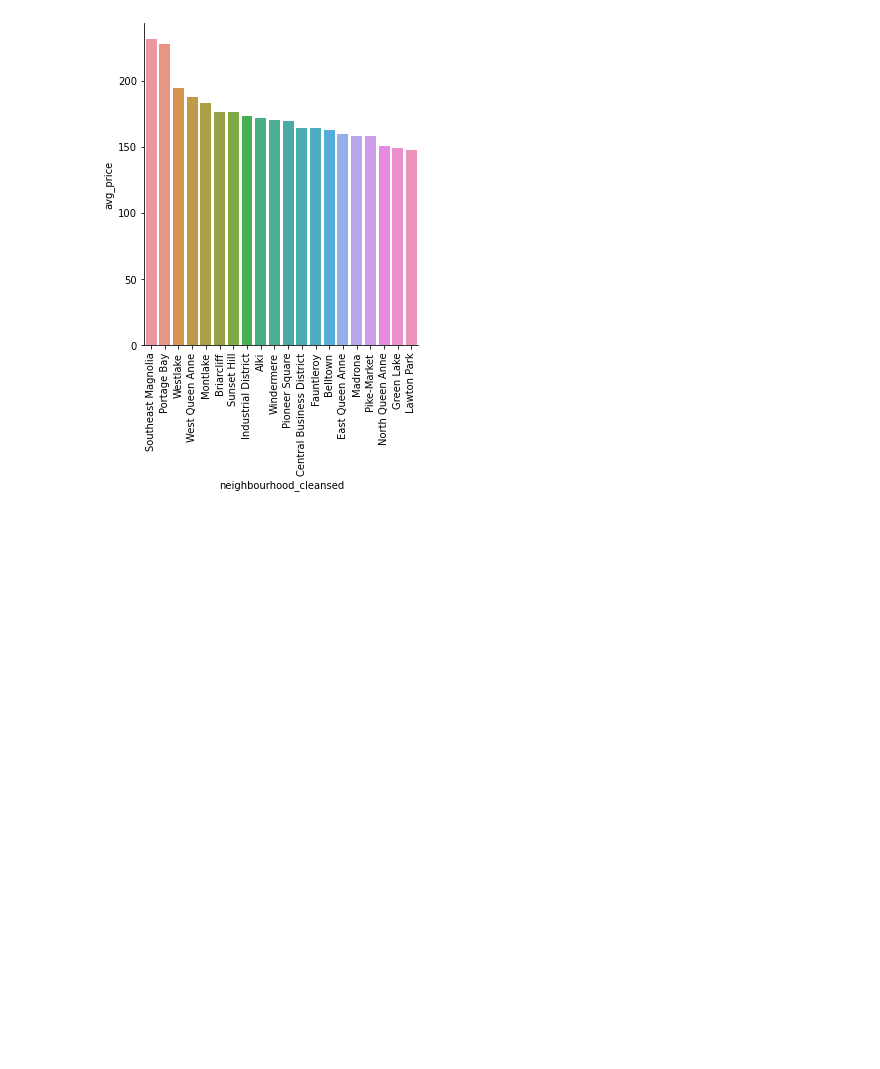
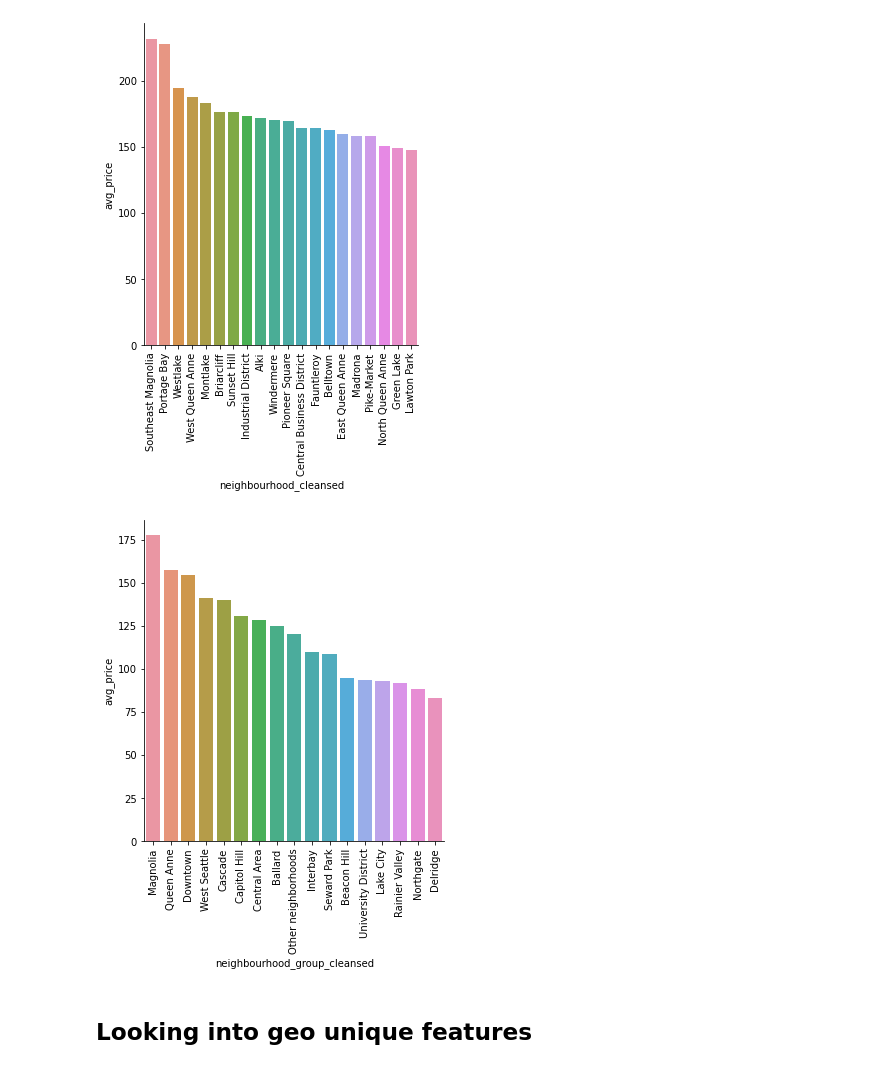
Before and after one commit to Olek-ua/Seattle_Project, a Jupyter notebook: Data Understanding Seattle AirBnB.ipynb, the cells around one changed output. Saved outputs shown, nothing was run; the diff lists cells and outputs as text; code cells hidden in the pictures; blank space fills up the shorter version.

Commit message:
looked into neighbourhood_group_cleansed in more details

```diff
--- a/Data Understanding Seattle AirBnB.ipynb
+++ b/Data Understanding Seattle AirBnB.ipynb
@@ -319,3 +319,21 @@ sns.catplot (x = 'neighbourhood_cleansed', y = 'avg_price', data = top_20_neighb
 plt.xticks(rotation=90);
 # %% [output]
 [figure]
+# %%
+# Let's focus on neighbourhood_cleansed as this is neigbourhood row shows the most detailed description,
+# it also does not have any missing values.
+
+avg_neighbourhood_price = listing_df[['neighbourhood_group_cleansed','price']].groupby('neighbourhood_group_cleansed').mean().reset_index()
+
+# Let's take a look at top 20 most expensive neighbourhoods_grouped
+
+top_20_neighbourhoods = avg_neighbourhood_price.nlargest(20, 'price', keep='first')
+
+top_20_neighbourhoods.rename(columns={"price": "avg_price"}, inplace = True)
+
+sns.catplot (x = 'neighbourhood_group_cleansed', y = 'avg_price', data = top_20_neighbourhoods , kind = 'bar')
+plt.xticks(rotation=90);
+# %% [output]
+[figure, added]
+# %% [markdown]
+## Looking into geo unique features
```
Also changed, not shown: parts of 8 cells of this notebook.
